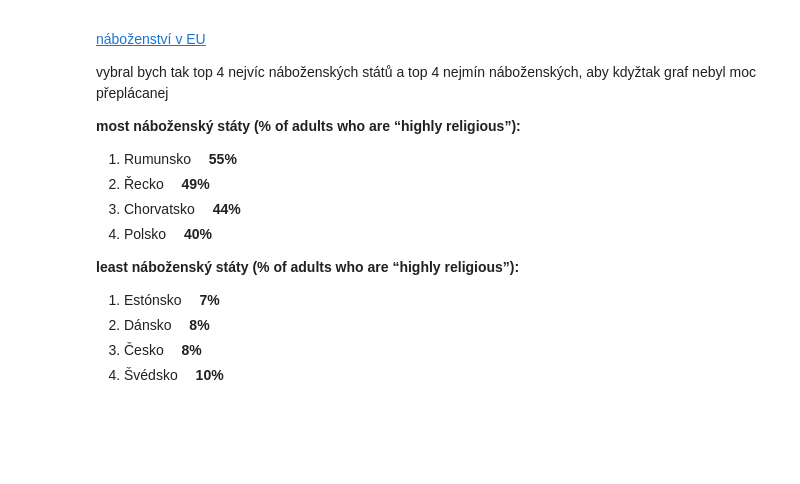
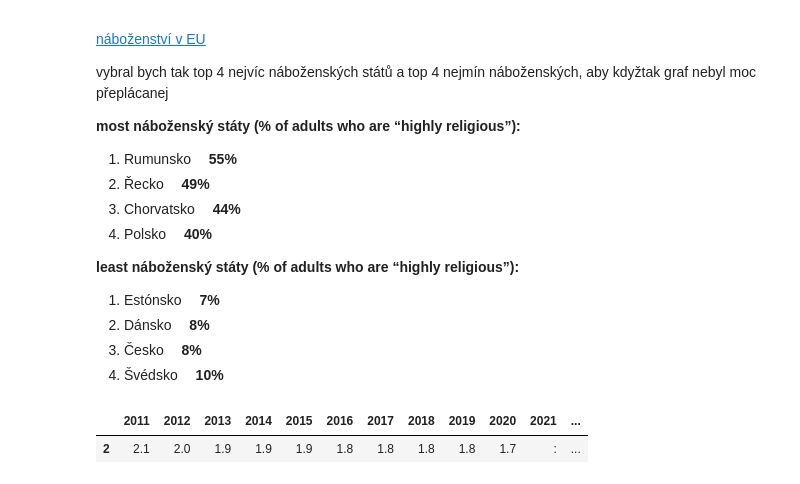
Before and after one commit to ondrejvanout/divorce-rate-research, a Jupyter notebook: data_processing.ipynb, the cells around one changed output. Cells and saved outputs as stored; diff of their text form; code cells hidden in the pictures; blank space fills up the shorter version.

```diff
--- a/data_processing.ipynb
+++ b/data_processing.ipynb
@@ -636,3 +636,8 @@ vybral bych tak top 4 nejvíc náboženských států a top 4 nejmín nábožens
 2. Dánsko &emsp;**8%**
 3. Česko &emsp;**8%**
 4. Švédsko &emsp;**10%**
+# %%
+divorce_data[divorce_data['geo'] == 'AT']
+# %% [output]
+|  | 2011 | 2012 | 2013 | 2014 | 2015 | 2016 | 2017 | 2018 | 2019 | 2020 | 2021 | ... |
+| 2 | 2.1 | 2.0 | 1.9 | 1.9 | 1.9 | 1.8 | 1.8 | 1.8 | 1.8 | 1.7 | : | ... |
```
Also changed, not shown: parts of 1 cell of this notebook.
